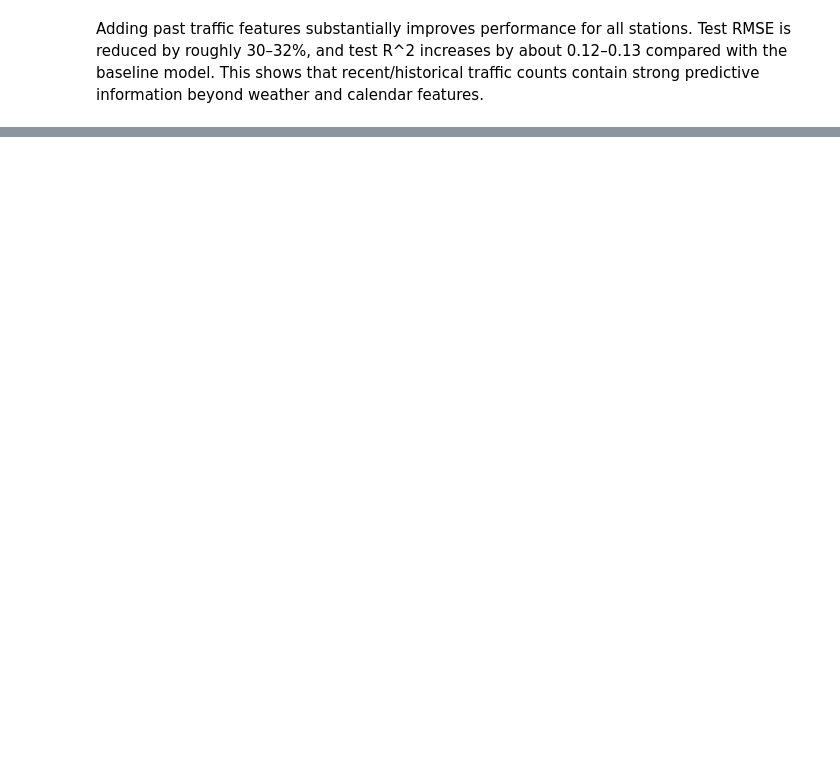
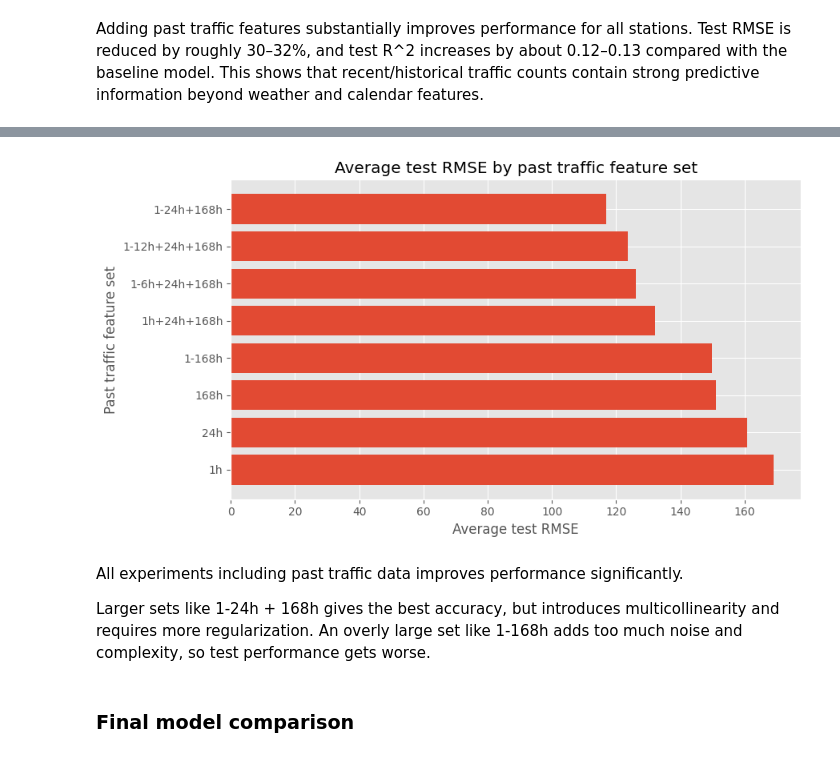
Before and after one commit to julianbarfoed/bike-proj-exam, a Jupyter notebook: sol.ipynb, the cells around one changed output, grey strips where cells are left out. Cells and saved outputs as stored; diff of their text form; code cells hidden in the pictures; blank space fills up the shorter version.

```diff
--- a/sol.ipynb
+++ b/sol.ipynb
@@ -831,20 +856,2 @@ temporal_comparison
 # %% [markdown]
 Adding past traffic features substantially improves performance for all stations. Test RMSE is reduced by roughly 30–32%, and test R^2 increases by about 0.12–0.13 compared with the baseline model. This shows that recent/historical traffic counts contain strong predictive information beyond weather and calendar features.
-# %%
-station = 'Noerrebrogade'
-
-train_station = get_station_period(temporal_df, station, train_start, train_end
-).dropna(subset=past_traffic_features)
-
-val_station = get_station_period(temporal_df, station, val_start, val_end
-).dropna(subset=past_traffic_features)
-
-X_train, y_train = engineer_station(train_station, temporal_features)
-X_val, y_val = engineer_station(val_station, temporal_features)
-
-X_train_s, mu, sigma = standardize_train(X_train)
-X_val_s = standardize_apply(X_val, mu, sigma)
-
-val_results, best_k = tune_k(X_train_s, y_train, X_val_s, y_val, k_values)
-
-val_results.sort_values('val_RMSE')
@@ -860,0 +858,14 @@ We inspected the validation results for Nørrebrogade because the selected ridge
+# %%
+def evaluate_past_traffic_set(label, hours_back):
+    temporal_df, past_traffic_features = add_past_traffic_features(df, hours_back=hours_back)
+    temporal_features = engineered_features + past_traffic_features
+
+    results = pd.DataFrame([
+        evaluate_station_temporal(station, temporal_df, past_traffic_features, temporal_features)
+        for station in stations['station']
+    ])
+
+    results.insert(0, 'past_traffic_set', label)
+    results.insert(1, 'n_past_traffic_features', len(hours_back))
+
+    return results
@@ -860,0 +916,21 @@ We inspected the validation results for Nørrebrogade because the selected ridge
+# %%
+plot_df = past_traffic_summary.sort_values('avg_test_RMSE', ascending=True)
+
+plt.figure(figsize=(9, 5))
+plt.barh(plot_df['past_traffic_set'], plot_df['avg_test_RMSE'])
+
+plt.xlabel('Average test RMSE')
+plt.ylabel('Past traffic feature set')
+plt.title('Average test RMSE by past traffic feature set')
+
+plt.gca().invert_yaxis()
+plt.tight_layout()
+plt.show()
+# %% [output]
+[figure, added]
+# %% [markdown]
+All experiments including past traffic data improves performance significantly.
+
+Larger sets like 1-24h + 168h gives the best accuracy, but introduces multicollinearity and requires more regularization. An overly large set like 1-168h adds too much noise and complexity, so test performance gets worse.
+# %% [markdown]
+### Final model comparison
```
Also changed, not shown: parts of 10 cells of this notebook.
